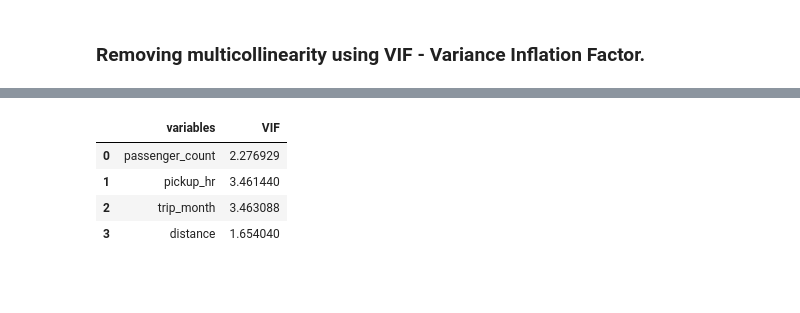
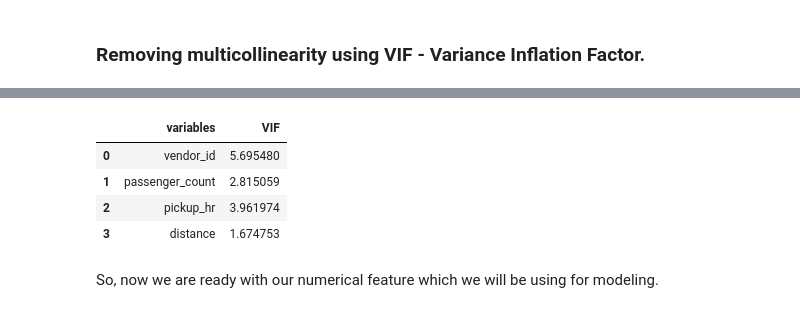
Before and after one commit to Prashant-Shaw/NYC-Taxi-Trip-Time-Prediction, a Jupyter notebook: NYC_Taxi_Trip_Time_Prediction_Capstone_Project.ipynb, the cells around one changed output, grey strips where cells are left out. Drawn from its saved outputs; the diff is of its cells as text; code cells hidden in the pictures; blank space fills up the shorter version.

```diff
--- a/NYC_Taxi_Trip_Time_Prediction_Capstone_Project.ipynb
+++ b/NYC_Taxi_Trip_Time_Prediction_Capstone_Project.ipynb
@@ -322,6 +323,8 @@ The above graph shows that most of the trips are done between 6:00 PM to 7:00 PM
 # %%
 #Function to check at which time of the day (Morning, Afternoon, Evening or Night) trips are done.
 def time_of_day(hr):
+  ''' This function extracts the time_of_day like Morning, Afternoon, Evening
+    and Night from hrs. Pass hr in 24hr format to this function'''
   if hr>=6 and hr<12:
     return 'Morning'
   elif hr>=12 and hr<17:
@@ -368,8 +371,13 @@ Number of trips are not varying much if we observe month wise.
+# %%
+#Dropping the trip month column.
+nyc_taxi_df.drop('trip_month', axis = 1, inplace = True)
 # %% [markdown]
 ### **Exploring latitude longitude column**
 # %%
 #Function to get distance in km out of pickup and dropoff latitude and longitude
 def get_distance_km(lat_1,long_1,lat_2,long_2):
+  '''This fucntion converts the given latitude and longitude into distance in km.
+    pass the latitude and longitude of pickup and drop location as argument to this function'''
   pick_cord = (lat_1,long_1)
   drop_cord = (lat_2,long_2)
   return geodesic(pick_cord, drop_cord).kilometers
@@ -825,8 +834,11 @@ calc_vif(nyc_taxi_df[[feat for feat in nyc_taxi_df.describe().columns if feat no
 # %%
-calc_vif(nyc_taxi_df[[feat for feat in nyc_taxi_df.describe().columns if feat not in ['vendor_id','trip_duration','speed','dropoff_hr','dropoff_longitude','dropoff_latitude','pickup_latitude','pickup_longitude']]])
+#Removing all the features with VIF more than 10.
+calc_vif(nyc_taxi_df[[feat for feat in nyc_taxi_df.describe().columns if feat not in ['trip_duration','dropoff_hr','speed','dropoff_longitude','dropoff_latitude','pickup_latitude','pickup_longitude']]])
 # %% [output]
 |  | variables | VIF |
-| 0 | passenger_count | 2.276929 |
-| 1 | pickup_hr | 3.461440 |
-| 2 | trip_month | 3.463088 |
-| 3 | distance | 1.654040 |
+| 0 | vendor_id | 5.695480 |
+| 1 | passenger_count | 2.815059 |
+| 2 | pickup_hr | 3.961974 |
+| 3 | distance | 1.674753 |
+# %% [markdown]
+So, now we are ready with our numerical feature which we will be using for modeling.
```
Also changed, not shown: parts of 36 cells of this notebook.
